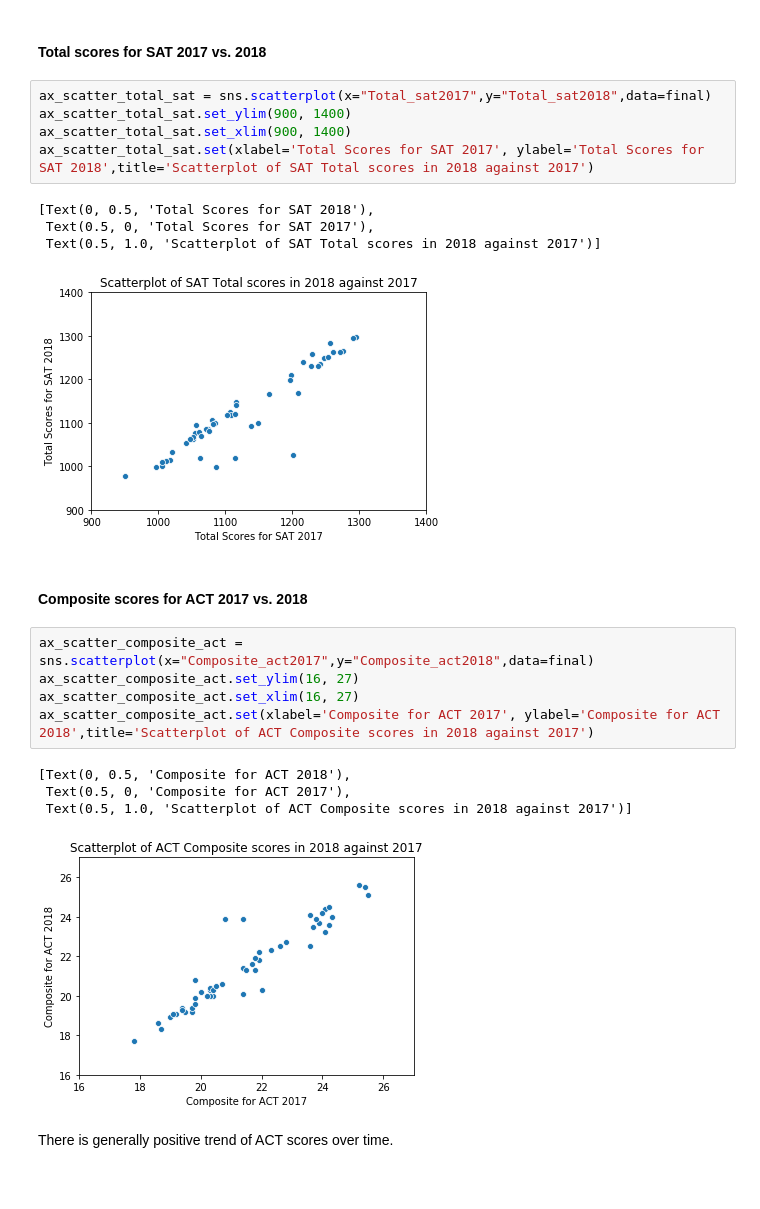
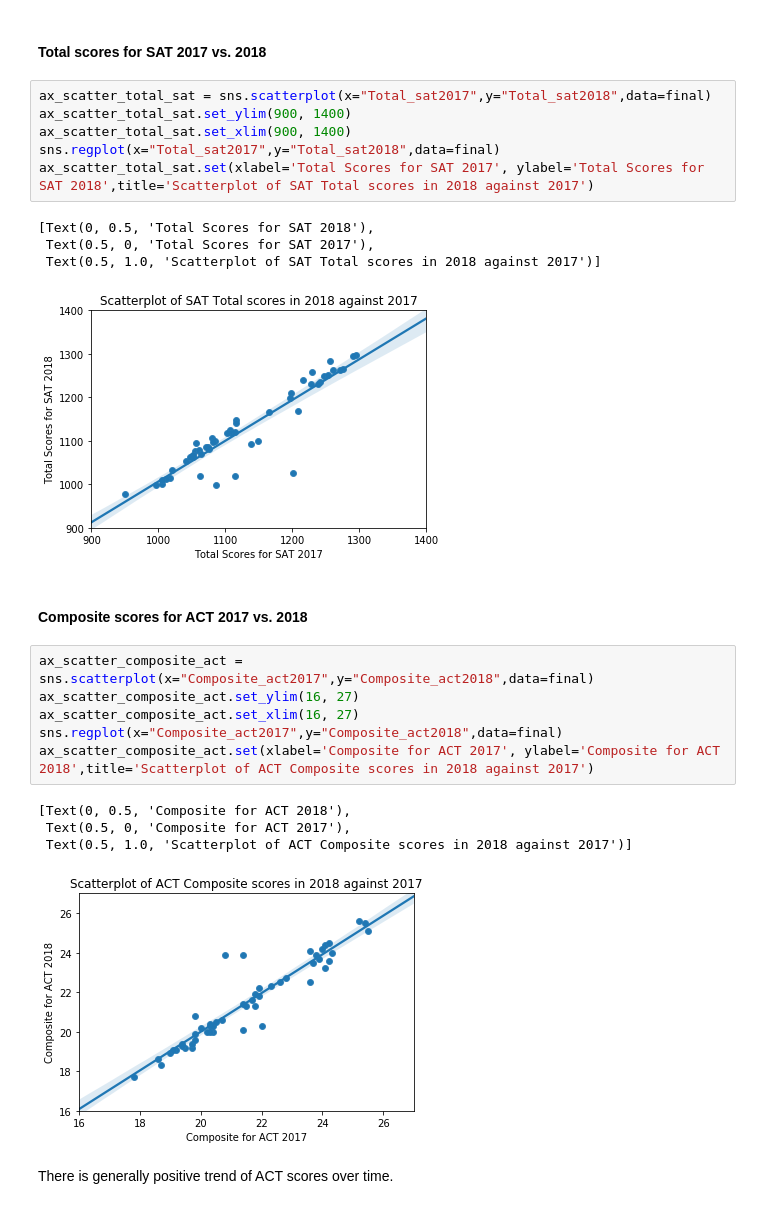
Before and after one commit to bearylogical/ga-assignments, a Jupyter notebook: project_1/Project 1 SAT & ACT Analysis.ipynb, the cells around one changed output. Saved outputs shown, nothing was run; the diff lists cells and outputs as text.

```diff
--- a/project_1/Project 1 SAT & ACT Analysis.ipynb
+++ b/project_1/Project 1 SAT & ACT Analysis.ipynb
@@ -1034,25 +1037,27 @@ ax_scatter_total_composite.set(xlabel='Total Scores for SAT', ylabel='Composite
 # %%
 ax_scatter_total_sat = sns.scatterplot(x="Total_sat2017",y="Total_sat2018",data=final)
 ax_scatter_total_sat.set_ylim(900, 1400)
 ax_scatter_total_sat.set_xlim(900, 1400)
+sns.regplot(x="Total_sat2017",y="Total_sat2018",data=final)
 ax_scatter_total_sat.set(xlabel='Total Scores for SAT 2017', ylabel='Total Scores for SAT 2018',title='Scatterplot of SAT Total scores in 2018 against 2017')
 # %% [output]
 [Text(0, 0.5, 'Total Scores for SAT 2018'),
  Text(0.5, 0, 'Total Scores for SAT 2017'),
  Text(0.5, 1.0, 'Scatterplot of SAT Total scores in 2018 against 2017')]
-[figure, old version]
+[figure, new version]
 # %% [markdown]
 #### Composite scores for ACT 2017 vs. 2018
 # %%
 ax_scatter_composite_act = sns.scatterplot(x="Composite_act2017",y="Composite_act2018",data=final)
 ax_scatter_composite_act.set_ylim(16, 27)
 ax_scatter_composite_act.set_xlim(16, 27)
+sns.regplot(x="Composite_act2017",y="Composite_act2018",data=final)
 ax_scatter_composite_act.set(xlabel='Composite for ACT 2017', ylabel='Composite for ACT 2018',title='Scatterplot of ACT Composite scores in 2018 against 2017')
 # %% [output]
 [Text(0, 0.5, 'Composite for ACT 2018'),
  Text(0.5, 0, 'Composite for ACT 2017'),
  Text(0.5, 1.0, 'Scatterplot of ACT Composite scores in 2018 against 2017')]
-[figure, old version]
+[figure, new version]
 # %% [markdown]
 There is generally positive trend of ACT scores over time.
 # %% [markdown]
```
Also changed, not shown: parts of 40 cells of this notebook, 3 other files.
